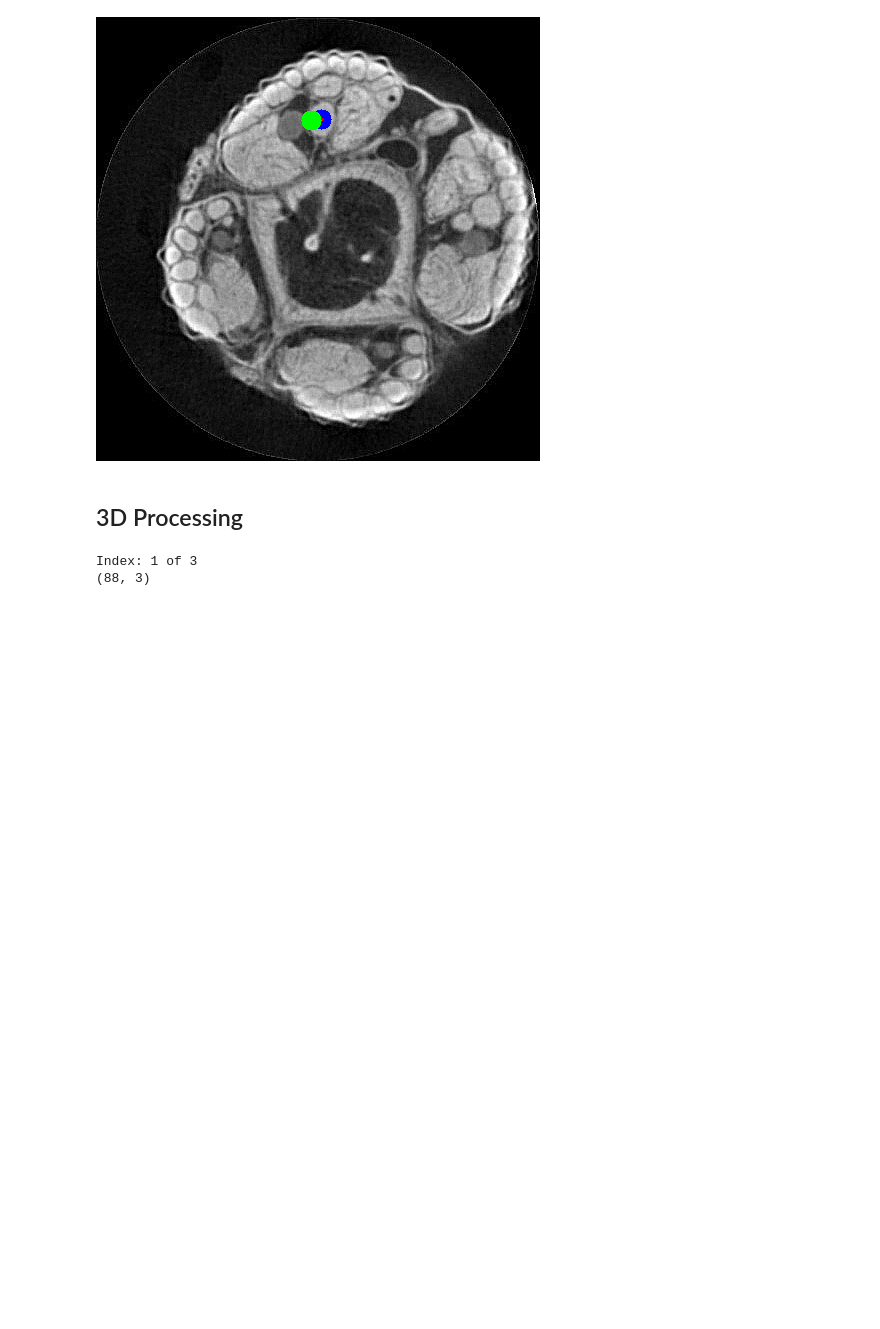
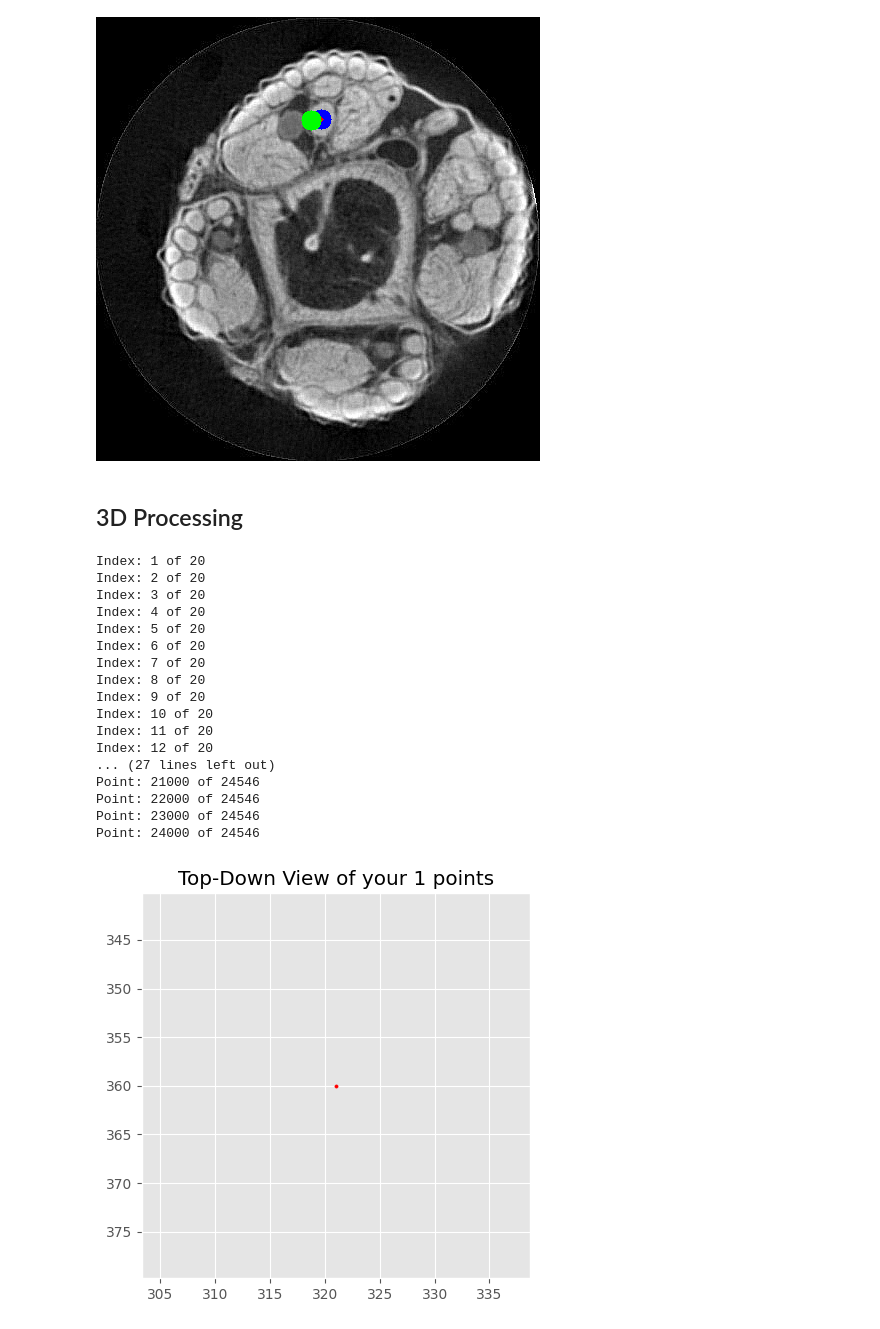
Before and after one commit to Aneesha-Shr/Fiber-Image-Tracking, a Jupyter notebook: Fiber_Tracking.ipynb, the cells around one changed output. Saved outputs shown, nothing was run; the diff lists cells and outputs as text; code cells hidden in the pictures; blank space fills up the shorter version.

```diff
--- a/Fiber_Tracking.ipynb
+++ b/Fiber_Tracking.ipynb
@@ -490,35 +520,6 @@ def main():
     slice_thickness = .2; # distance between slices
     xy_scale = 1; # rescale of xy distance
 
-    # load images
-    #folder = "images/";
-    #files = os.listdir(folder);
-    #images = masks;
-    '''
-    for file in files:
-        if file[-4:] == ".tif":
-            img = cv2.imread(folder + file, cv2.IMREAD_GRAYSCALE);
-            img = cv2.resize(img, (100, 100)); # change here for more or less resolution
-            images.append(img);
-    '''
-
-    # keep a blank mask
-    # blank_mask = np.zeros_like(images[0], np.uint8);
-    '''
-    # create masks
-    masks = [];
-    masks.append(blank_mask);
-    for image in images:
-        # mask
-        mask = cv2.inRange(image, 0, 100);
-
-        # show
-        cv2.imshow("Mask", mask);
-        cv2.waitKey(1);
-        masks.append(mask);
-    masks.append(blank_mask);
-    cv2.destroyAllWindows();
-    '''
     # go through and get points
     depth = 0;
     points = [];
@@ -536,7 +537,7 @@ def main():
         prev_mask[prev == 0] = curr[prev == 0];
         addPoints(prev_mask, points, depth);
 
-        # # do a slice on after
+        # do a slice on after
         next_mask = np.zeros_like(curr);
         next_mask[after == 0] = curr[after == 0];
         addPoints(next_mask, points, depth);
@@ -546,32 +547,58 @@ def main():
         contours, _ = cv2.findContours(curr_uint8, cv2.RETR_TREE, cv2.CHAIN_APPROX_NONE);
         for con in contours:
             for point in con:
                 p = point[0]; # contours have an extra layer of brackets
                 points.append([p[0], p[1], depth]);
 
         # increment depth
         depth += slice_thickness;
 
     # rescale x,y points
     for ind in range(len(points)):
         # unpack
         x,y,z = points[ind];
 
         # scale
         x *= xy_scale;
         y *= xy_scale;
         points[ind] = [x,y,z];
 
     # convert points to numpy and dump duplicates
     points = np.array(points).astype(np.float32);
     points = np.unique(points.reshape(-1, points.shape[-1]), axis=0);
     print(points.shape);
 
     # save to point cloud file
     createPointCloud("test.ply", points);
 
 if __name__ == "__main__":
     main();
+
+x = points[:, 0]
+y = points[:, 1]
+
+plt.figure(figsize=(5, 5))
+plt.scatter(x, y, s=5, c='red')
+plt.title(f"Top-Down View of your {len(points)} points")
+plt.gca().invert_yaxis() # Images usually have Y going down
+plt.grid(True)
+plt.show()
 # %% [output]
-Index: 1 of 3
-(88, 3)
+Index: 1 of 20
+Index: 2 of 20
+Index: 3 of 20
+Index: 4 of 20
+Index: 5 of 20
+Index: 6 of 20
+Index: 7 of 20
+Index: 8 of 20
+Index: 9 of 20
+Index: 10 of 20
+Index: 11 of 20
+Index: 12 of 20
+... (27 lines left out)
+Point: 21000 of 24546
+Point: 22000 of 24546
+Point: 23000 of 24546
+Point: 24000 of 24546
+[figure, added]
```
Also changed, not shown: parts of 6 cells of this notebook.
